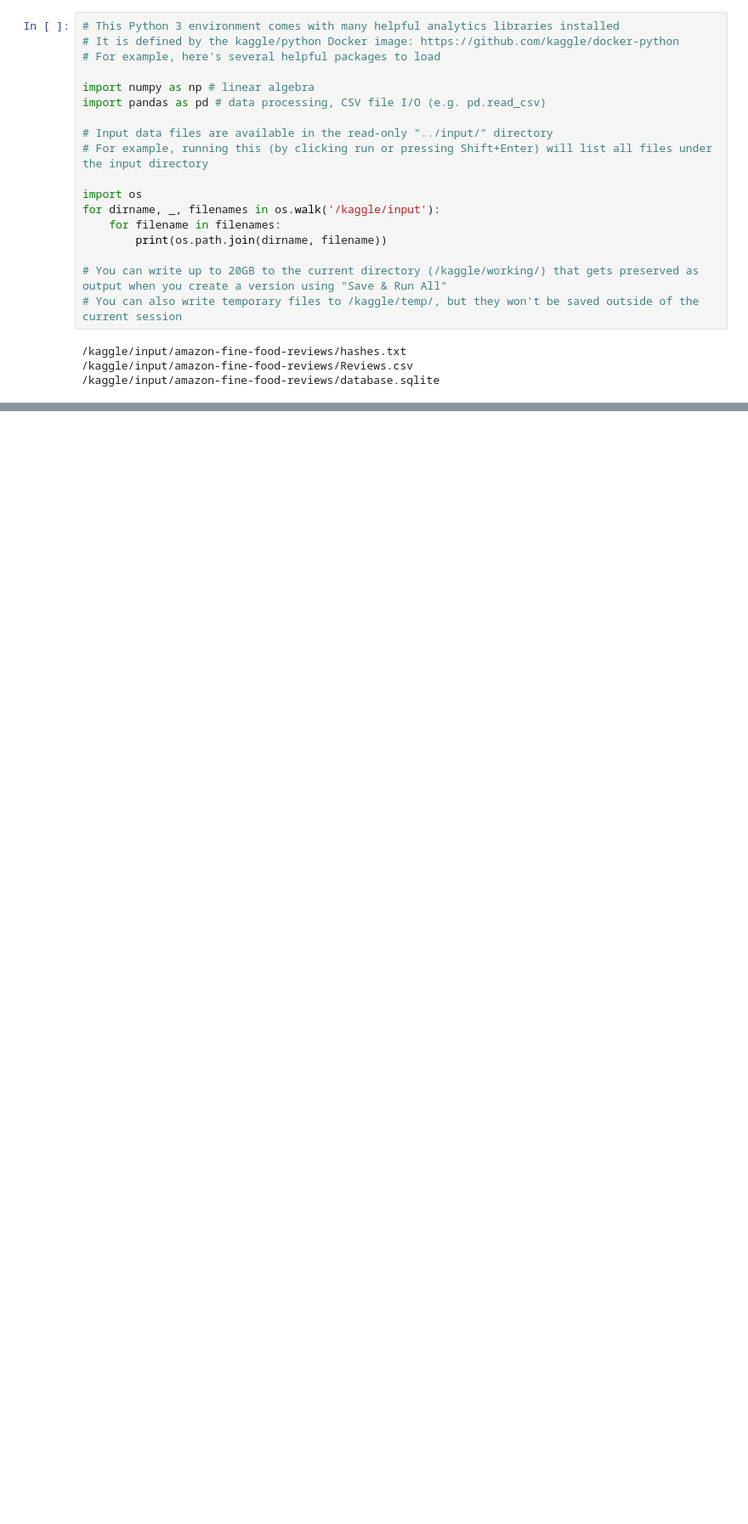
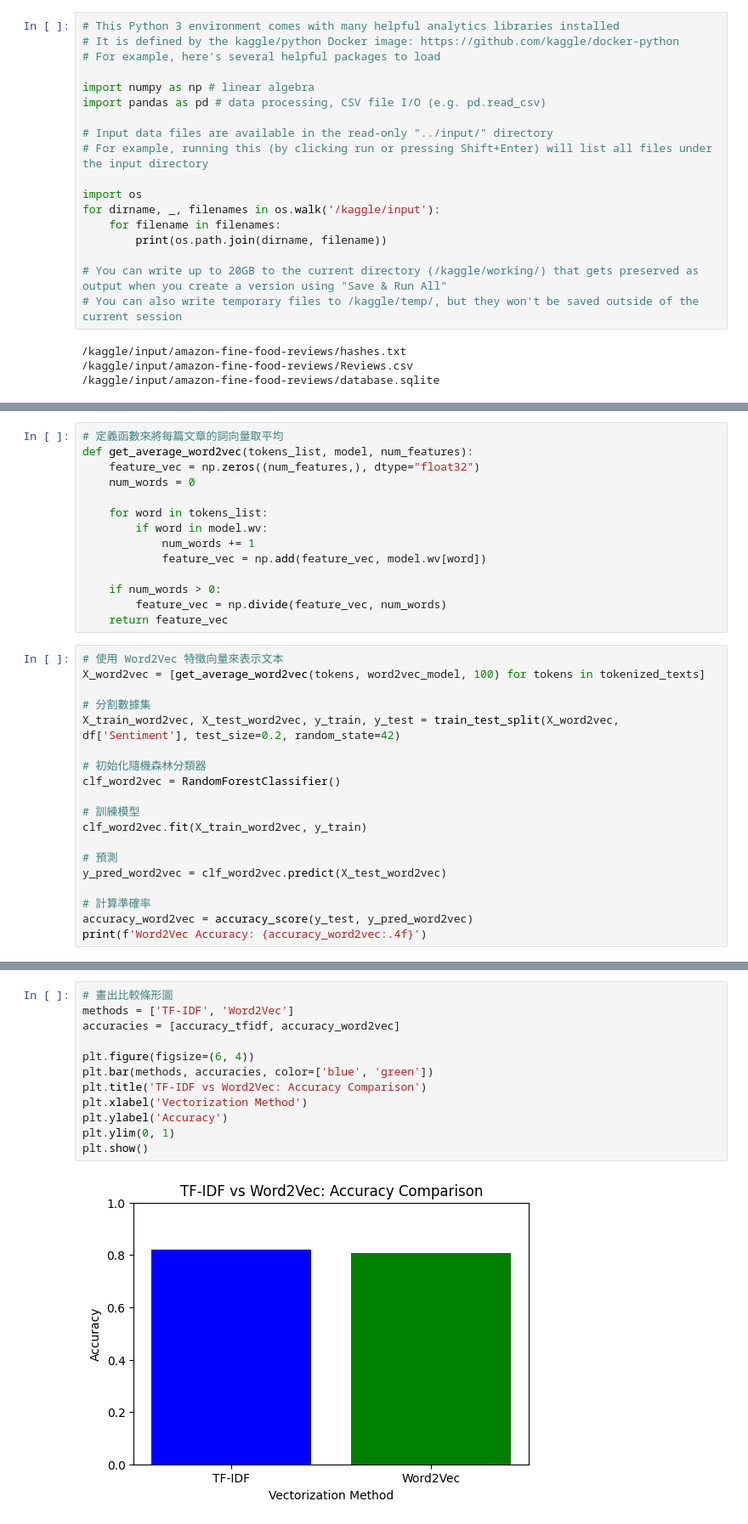
Before and after one commit to XXXSIYU/Data-Mining, a Jupyter notebook: hw2-sentiment-analysis.ipynb, the cells around one changed output, grey strips where cells are left out. Shown at 85% size. Saved outputs shown, nothing was run; the diff lists cells and outputs as text; blank space fills up the shorter version.

Commit message:
Kaggle Notebook | HW2 - Sentiment Analysis | Version 3

```diff
--- a/hw2-sentiment-analysis.ipynb
+++ b/hw2-sentiment-analysis.ipynb
@@ -139,0 +186,33 @@ RandomForestClassifier()
+# %%
+# 定義函數來將每篇文章的詞向量取平均
+def get_average_word2vec(tokens_list, model, num_features):
+    feature_vec = np.zeros((num_features,), dtype="float32")
+    num_words = 0
+
+    for word in tokens_list:
+        if word in model.wv:
+            num_words += 1
+            feature_vec = np.add(feature_vec, model.wv[word])
+
+    if num_words > 0:
+        feature_vec = np.divide(feature_vec, num_words)
+    return feature_vec
+# %%
+# 使用 Word2Vec 特徵向量來表示文本
+X_word2vec = [get_average_word2vec(tokens, word2vec_model, 100) for tokens in tokenized_texts]
+
+# 分割數據集
+X_train_word2vec, X_test_word2vec, y_train, y_test = train_test_split(X_word2vec, df['Sentiment'], test_size=0.2, random_state=42)
+
+# 初始化隨機森林分類器
+clf_word2vec = RandomForestClassifier()
+
+# 訓練模型
+clf_word2vec.fit(X_train_word2vec, y_train)
+
+# 預測
+y_pred_word2vec = clf_word2vec.predict(X_test_word2vec)
+
+# 計算準確率
+accuracy_word2vec = accuracy_score(y_test, y_pred_word2vec)
+print(f'Word2Vec Accuracy: {accuracy_word2vec:.4f}')
@@ -146,0 +249,14 @@ Cross-validation accuracy:  0.8043
+# %%
+# 畫出比較條形圖
+methods = ['TF-IDF', 'Word2Vec']
+accuracies = [accuracy_tfidf, accuracy_word2vec]
+
+plt.figure(figsize=(6, 4))
+plt.bar(methods, accuracies, color=['blue', 'green'])
+plt.title('TF-IDF vs Word2Vec: Accuracy Comparison')
+plt.xlabel('Vectorization Method')
+plt.ylabel('Accuracy')
+plt.ylim(0, 1)
+plt.show()
+# %% [output]
+[figure, added]
```
Also changed, not shown: parts of 26 cells of this notebook.
